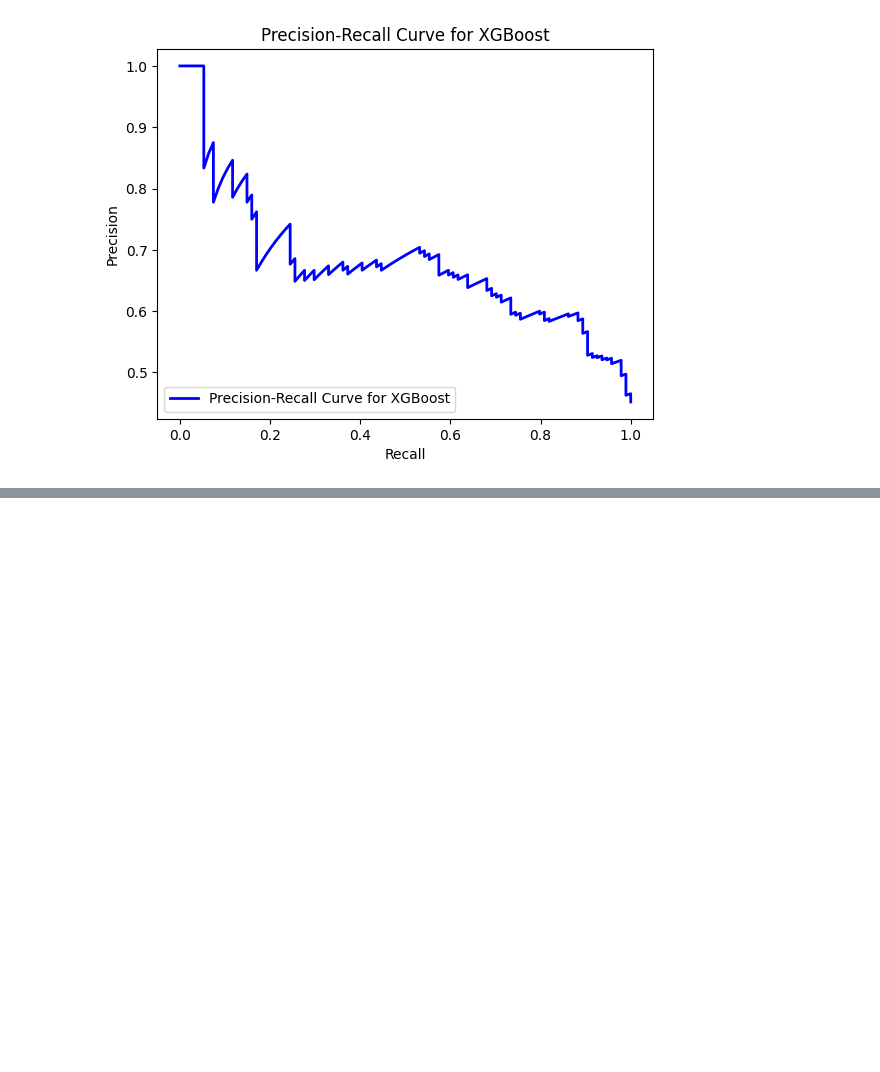
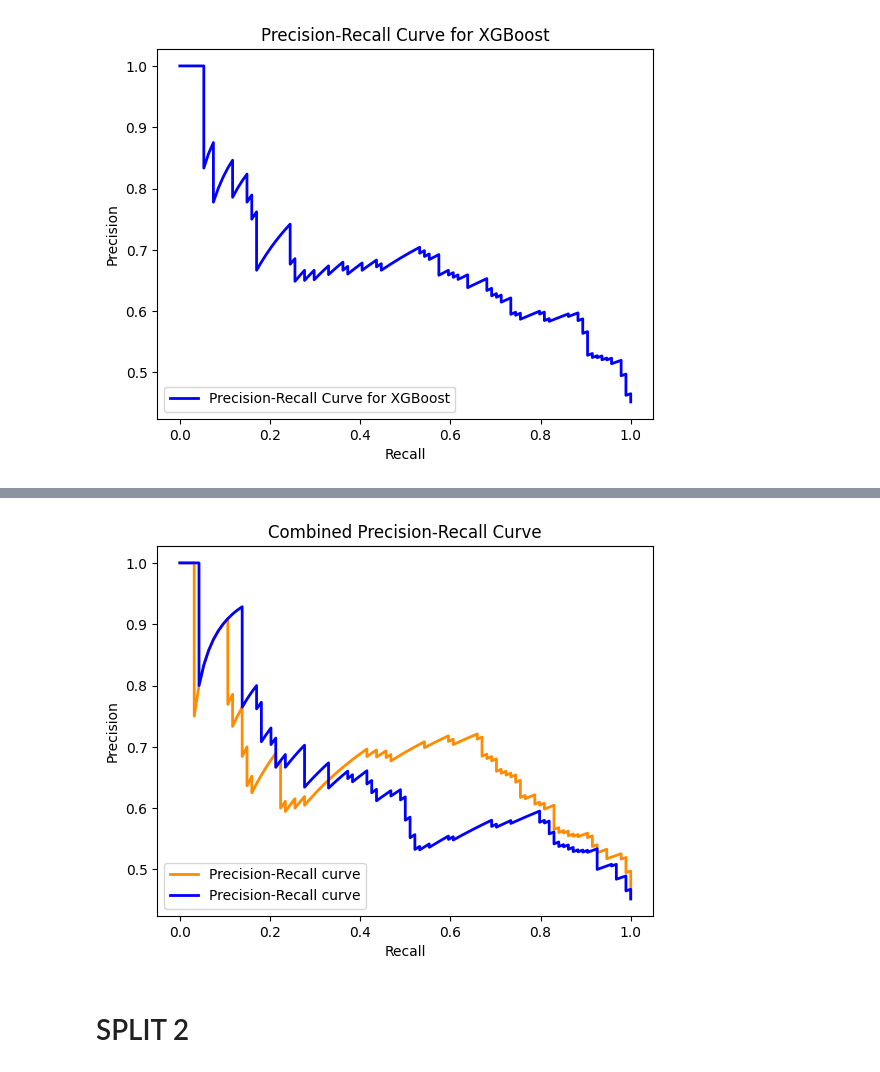
Before and after one commit to Alex-Mak-MCW/SpotifyDataScienceProject, a Jupyter notebook: Codebase (1).ipynb, the cells around one changed output, grey strips where cells are left out. Drawn from its saved outputs; the diff is of its cells as text; code cells hidden in the pictures; blank space fills up the shorter version.

```diff
--- a/Codebase (1).ipynb
+++ b/Codebase (1).ipynb
@@ -876,0 +987,18 @@ plt.show()
+# %%
+# 7.5 Precision-Recall Curve (Keep it for now, can be deleted)
+precision_LR, recall_LR, thresholds_LR = precision_recall_curve(y_test, LR_y_scores)
+precision_xgb, recall_xgb, thresholds_xgb = precision_recall_curve(y_test, xgb_y_scores)
+
+plt.figure()
+plt.plot(recall_LR, precision_LR, color='darkorange', lw=2, label='Precision-Recall curve')
+plt.plot(recall_xgb, precision_xgb, color='blue', lw=2, label='Precision-Recall curve')
+plt.xlabel('Recall')
+plt.ylabel('Precision')
+plt.title('Combined Precision-Recall Curve')
+plt.legend(loc="lower left")
+plt.savefig("Combined_precision_recall_curve.png")
+plt.show()
+# %% [output]
+[figure, added]
+# %% [markdown]
+# SPLIT 2
```
Also changed, not shown: parts of 22 cells of this notebook, 1 other file.
